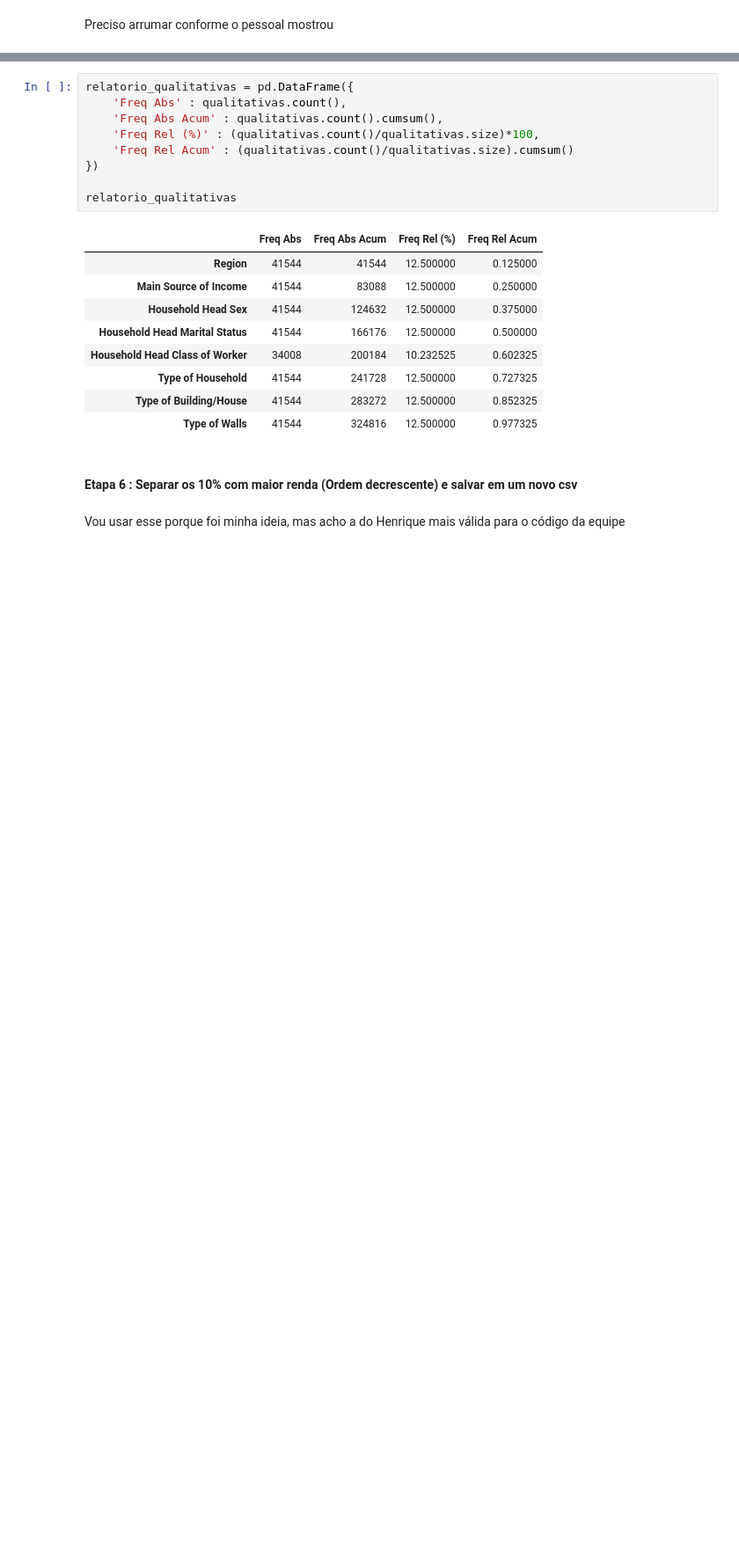
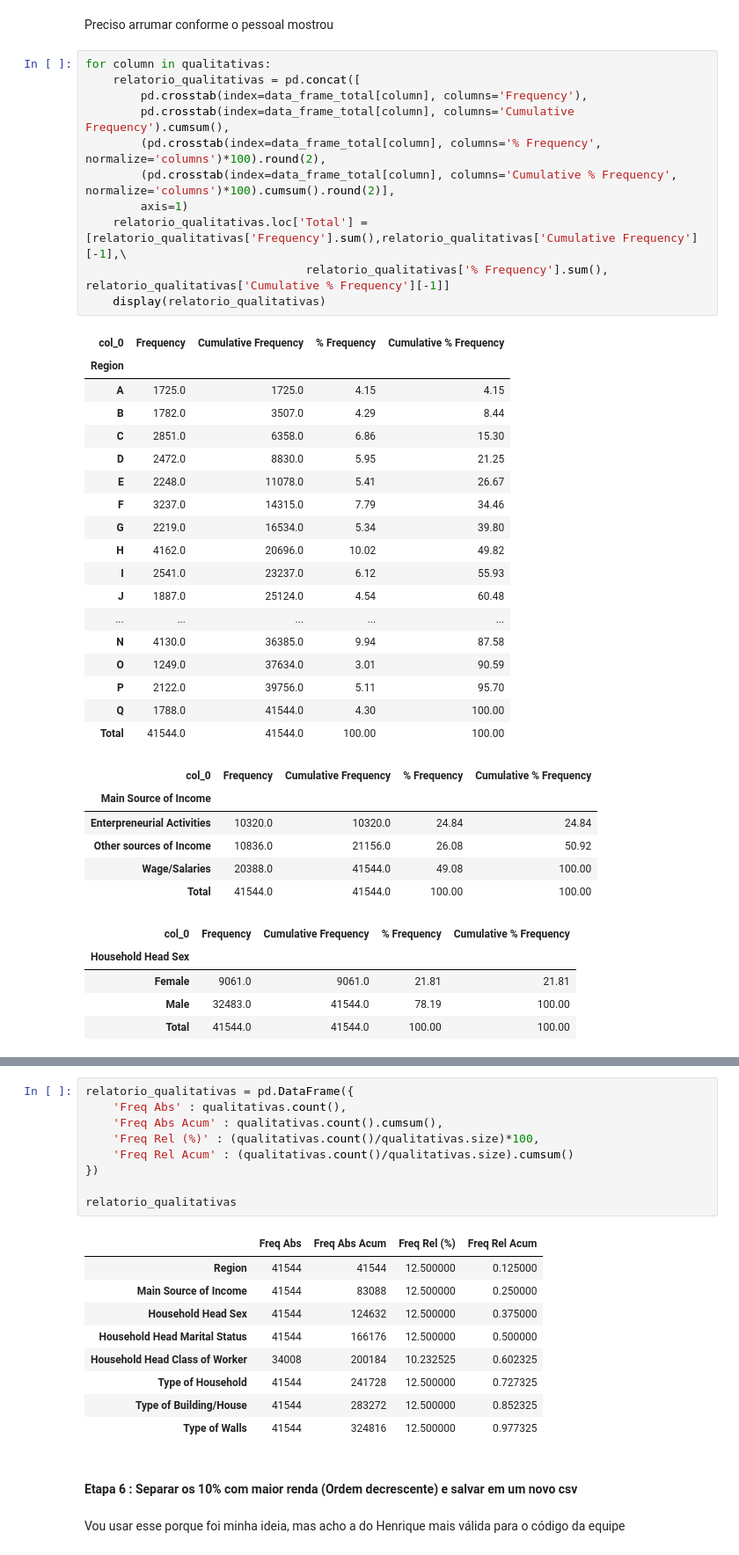
Before and after one commit to marcelaqueiroz/letscode_pandas, a Jupyter notebook: Projeto_Pandas_Mateus.ipynb, the cells around one changed output, grey strips where cells are left out. Shown at 88% size. Cells and saved outputs as stored; diff of their text form; blank space fills up the shorter version.

```diff
--- a/Projeto_Pandas_Mateus.ipynb
+++ b/Projeto_Pandas_Mateus.ipynb
@@ -322,3 +274,44 @@ qualitativas.head()
 | 4 | A | Wage/Salaries | Male | Married | Self-employed wihout any employee | ... |
 # %% [markdown]
 Preciso arrumar conforme o pessoal mostrou
+# %%
+for column in qualitativas:
+    relatorio_qualitativas = pd.concat([
+        pd.crosstab(index=data_frame_total[column], columns='Frequency'),
+        pd.crosstab(index=data_frame_total[column], columns='Cumulative Frequency').cumsum(),
+        (pd.crosstab(index=data_frame_total[column], columns='% Frequency', normalize='columns')*100).round(2),
+        (pd.crosstab(index=data_frame_total[column], columns='Cumulative % Frequency', normalize='columns')*100).cumsum().round(2)],
+        axis=1)
+    relatorio_qualitativas.loc['Total'] = [relatorio_qualitativas['Frequency'].sum(),relatorio_qualitativas['Cumulative Frequency'][-1],\
+                                relatorio_qualitativas['% Frequency'].sum(), relatorio_qualitativas['Cumulative % Frequency'][-1]]
+    display(relatorio_qualitativas)
+# %% [output]
+| col_0 | Frequency | Cumulative Frequency | % Frequency | Cumulative % Frequency |
+| Region |  |  |  |  |
+| A | 1725.0 | 1725.0 | 4.15 | 4.15 |
+| B | 1782.0 | 3507.0 | 4.29 | 8.44 |
+| C | 2851.0 | 6358.0 | 6.86 | 15.30 |
+| D | 2472.0 | 8830.0 | 5.95 | 21.25 |
+| E | 2248.0 | 11078.0 | 5.41 | 26.67 |
+| F | 3237.0 | 14315.0 | 7.79 | 34.46 |
+| G | 2219.0 | 16534.0 | 5.34 | 39.80 |
+| H | 4162.0 | 20696.0 | 10.02 | 49.82 |
+| I | 2541.0 | 23237.0 | 6.12 | 55.93 |
+| J | 1887.0 | 25124.0 | 4.54 | 60.48 |
+| ... | ... | ... | ... | ... |
+| N | 4130.0 | 36385.0 | 9.94 | 87.58 |
+| O | 1249.0 | 37634.0 | 3.01 | 90.59 |
+| P | 2122.0 | 39756.0 | 5.11 | 95.70 |
+| Q | 1788.0 | 41544.0 | 4.30 | 100.00 |
+| Total | 41544.0 | 41544.0 | 100.00 | 100.00 |
+| col_0 | Frequency | Cumulative Frequency | % Frequency | Cumulative % Frequency |
+| Main Source of Income |  |  |  |  |
+| Enterpreneurial Activities | 10320.0 | 10320.0 | 24.84 | 24.84 |
+| Other sources of Income | 10836.0 | 21156.0 | 26.08 | 50.92 |
+| Wage/Salaries | 20388.0 | 41544.0 | 49.08 | 100.00 |
+| Total | 41544.0 | 41544.0 | 100.00 | 100.00 |
+| col_0 | Frequency | Cumulative Frequency | % Frequency | Cumulative % Frequency |
+| Household Head Sex |  |  |  |  |
+| Female | 9061.0 | 9061.0 | 21.81 | 21.81 |
+| Male | 32483.0 | 41544.0 | 78.19 | 100.00 |
+| Total | 41544.0 | 41544.0 | 100.00 | 100.00 |
```
Also changed, not shown: parts of 18 cells of this notebook.
